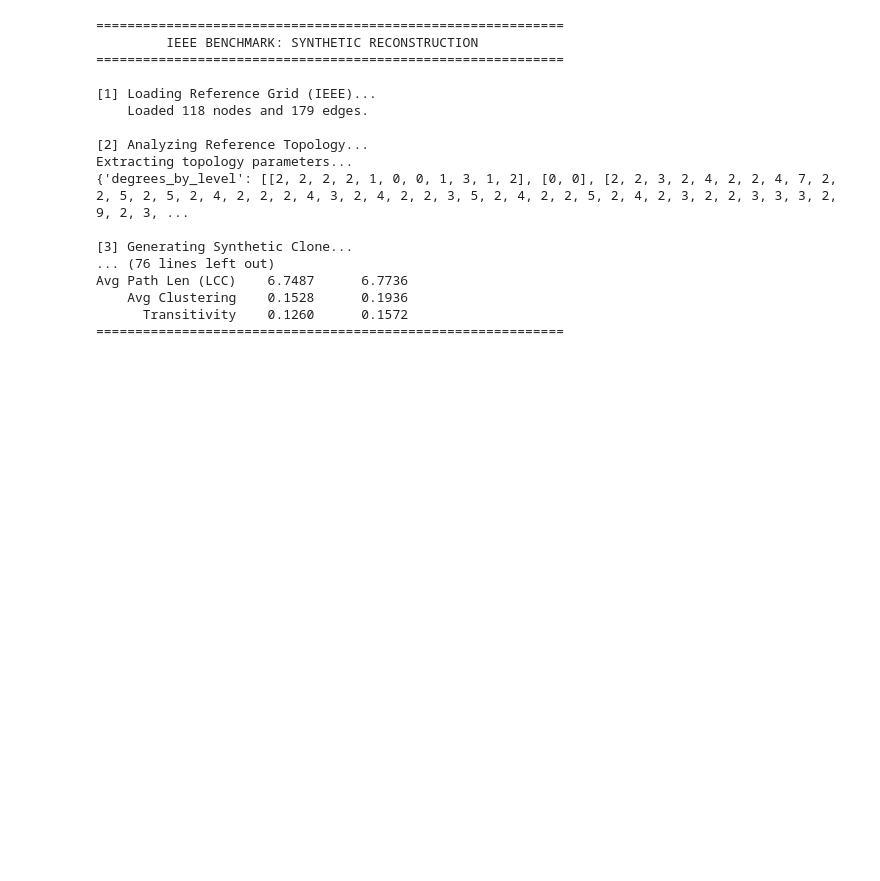
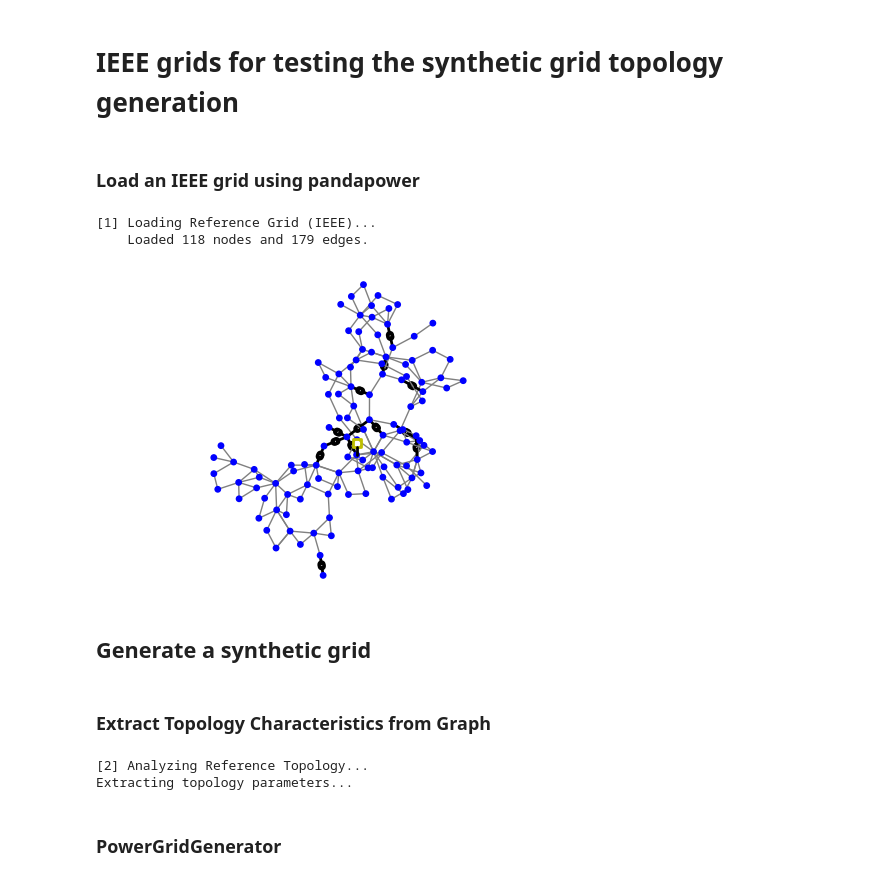
Before and after one commit to cookbook-ms/Chung_Lu_Chain-synthesizer, a Jupyter notebook: ieee_test.ipynb, the cells around one changed output. Saved outputs shown, nothing was run; the diff lists cells and outputs as text; code cells hidden in the pictures; blank space fills up the shorter version.

```diff
--- a/ieee_test.ipynb
+++ b/ieee_test.ipynb
@@ -1,3 +1,5 @@
+# %% [markdown]
+# IEEE grids for testing the synthetic grid topology generation
 # %%
 import pandapower as pp
 import pandapower.networks as pn
@@ -76,63 +21,30 @@ def extract_topology_params_from_graph(G):
+# %% [markdown]
+### Load an IEEE grid using pandapower
 # %%
-print("============================================================")
-print("         IEEE BENCHMARK: SYNTHETIC RECONSTRUCTION        ")
-print("============================================================")
-
 # 1. Load Real IEEE Grid and Convert
 print("\n[1] Loading Reference Grid (IEEE)...")
 net_real = pn.case118()
 graph_real = pandapower_to_nx(net_real)
+# graph_real = create_nxgraph(net_real, respect_switches = False)
+
 print(f"    Loaded {graph_real.number_of_nodes()} nodes and {graph_real.number_of_edges()} edges.")
-
-# 2. Extract Topology Characteristics from Graph
-print("\n[2] Analyzing Reference Topology...")
-params = extract_topology_params_from_graph(graph_real)
-print(params)
-
-# 3. Generate Synthetic Grid
-print("\n[3] Generating Synthetic Clone...")
-gen = PowerGridGenerator(seed=140)
-synthetic_graph = gen.generate_grid(
-    degrees_by_level=params['degrees_by_level'],
-    diameters_by_level=params['diameters_by_level'],
-    transformer_degrees=params['transformer_degrees'],
-    keep_lcc=True
-)
-
-# 4. Allocate Bus Types
-print("\n[4] Allocating Bus Types via AIS...")
-allocator = BusTypeAllocator(synthetic_graph)
-# The allocator uses the graph size to determine target ratios dynamically
-bus_types = allocator.allocate(max_iter=50)
-nx.set_node_attributes(synthetic_graph, bus_types, name="bus_type")
-
-# 5. Compare using the Library Module
-print("\n[5] Running Comparative Analysis...")
-comparator = GraphComparator(
-    synth_graph=synthetic_graph,
-    ref_graph=graph_real,
-    synth_label="Synthetic",
-    ref_label="IEEE (Real)"
-)
-
-# Text-based reports
-comparator.print_metric_comparison(title="GLOBAL TOPOLOGY COMPARISON")
-comparator.print_level_metrics()
 # %% [output]
-============================================================
-         IEEE BENCHMARK: SYNTHETIC RECONSTRUCTION
-============================================================
-
 [1] Loading Reference Grid (IEEE)...
     Loaded 118 nodes and 179 edges.
-
-[2] Analyzing Reference Topology...
-Extracting topology parameters...
-{'degrees_by_level': [[2, 2, 2, 2, 1, 0, 0, 1, 3, 1, 2], [0, 0], [2, 2, 3, 2, 4, 2, 2, 4, 7, 2, 2, 5, 2, 5, 2, 4, 2, 2, 2, 4, 3, 2, 4, 2, 2, 3, 5, 2, 4, 2, 2, 5, 2, 4, 2, 3, 2, 2, 3, 3, 3, 2, 9, 2, 3, ...
-
-[3] Generating Synthetic Clone...
-... (76 lines left out)
-Avg Path Len (LCC)    6.7487      6.7736
-    Avg Clustering    0.1528      0.1936
-      Transitivity    0.1260      0.1572
-============================================================
+# %%
+fig, ax = plt.subplots(figsize=(6,4))
+ax = pp.plotting.simple_plot(net_real, ax=ax)
+# %% [output]
+[figure, added]
+# %% [markdown]
+## Generate a synthetic grid
+# %% [markdown]
+### Extract Topology Characteristics from Graph
+# %%
+print("\n[2] Analyzing Reference Topology...")
+params = extract_topology_params_from_graph(graph_real)
+# %% [output]
+[2] Analyzing Reference Topology...
+Extracting topology parameters...
+# %% [markdown]
+### PowerGridGenerator
```
Also changed, not shown: parts of 19 cells of this notebook, 3 other files.
